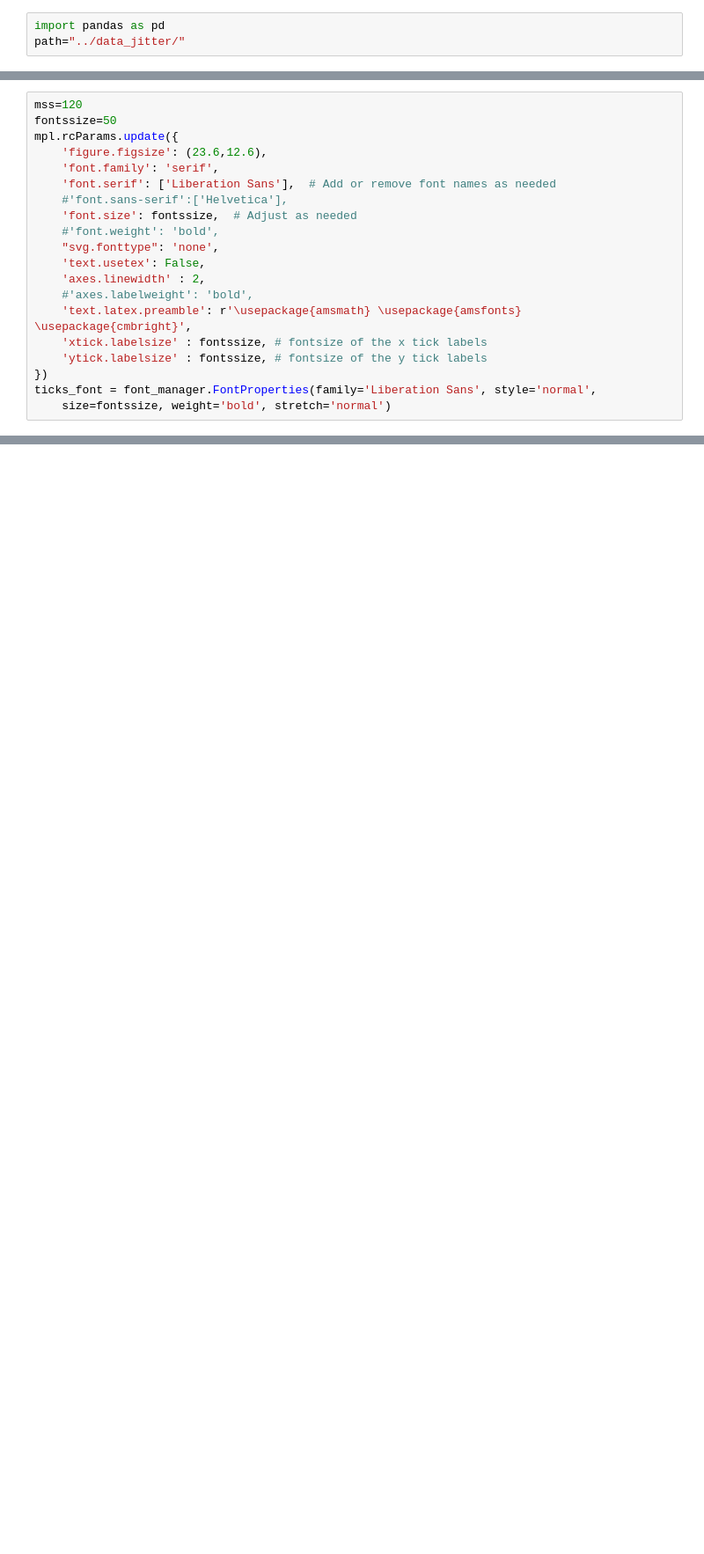
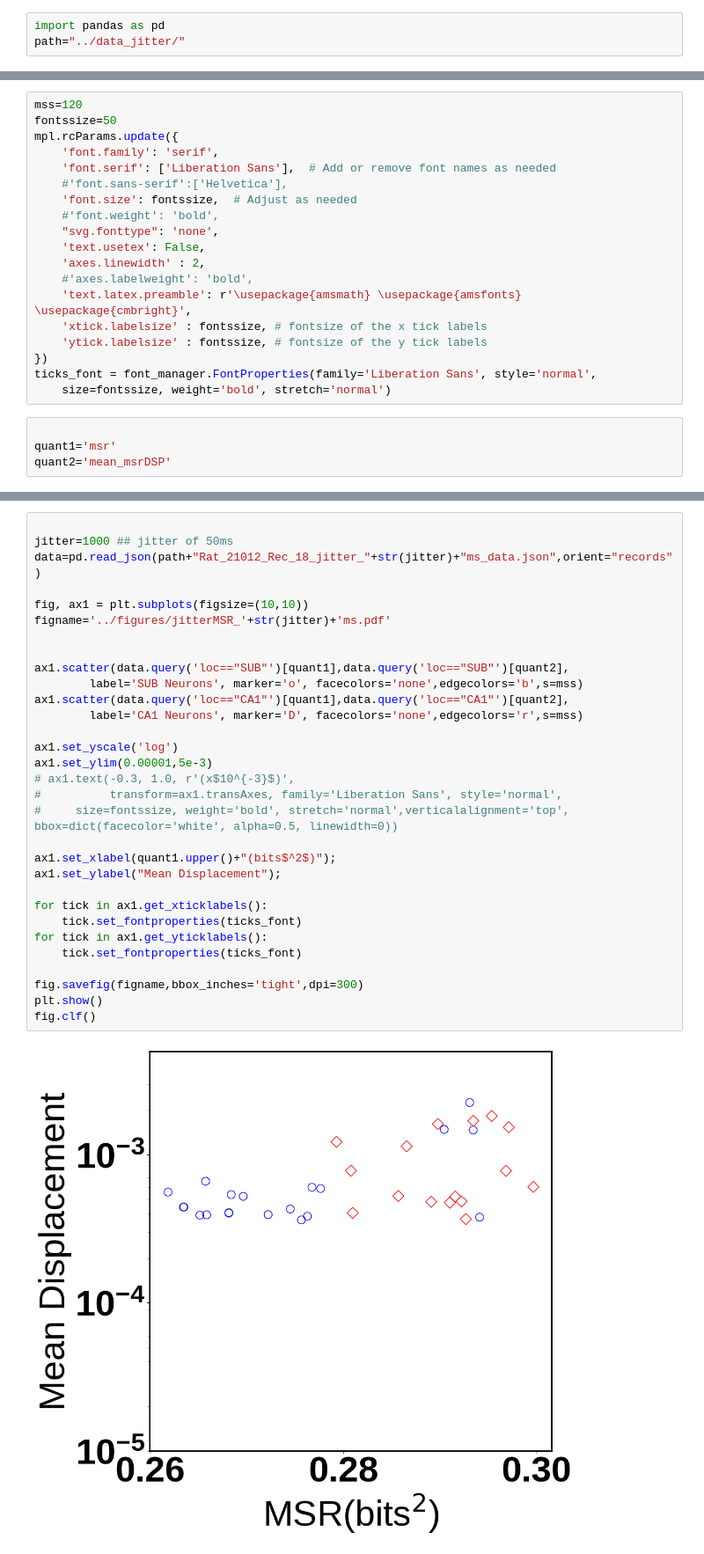
Before and after one commit to amisapta15/ResolutionRelevance, a Jupyter notebook: src/Fig_test_jitter.ipynb, the cells around one changed output, grey strips where cells are left out. Shown at 88% size. Drawn from its saved outputs; the diff is of its cells as text; blank space fills up the shorter version.

Commit message:
added figures for jittering analysis

```diff
--- a/src/Fig_test_jitter.ipynb
+++ b/src/Fig_test_jitter.ipynb
@@ -12,7 +14,6 @@ mpl.rcParams.update(mpl.rcParamsDefault)
 mss=120
 fontssize=50
 mpl.rcParams.update({
-    'figure.figsize': (23.6,12.6),
     'font.family': 'serif',
     'font.serif': ['Liberation Sans'],  # Add or remove font names as needed
     #'font.sans-serif':['Helvetica'],
@@ -28,3 +29,7 @@ mpl.rcParams.update({
 })
 ticks_font = font_manager.FontProperties(family='Liberation Sans', style='normal',
     size=fontssize, weight='bold', stretch='normal')
+# %%
+
+quant1='msr'
+quant2='mean_msrDSP'
@@ -31 +74,34 @@ ticks_font = font_manager.FontProperties(family='Liberation Sans', style='normal
+# %%
+
+jitter=1000 ## jitter of 50ms
+data=pd.read_json(path+"Rat_21012_Rec_18_jitter_"+str(jitter)+"ms_data.json",orient="records")
+
+fig, ax1 = plt.subplots(figsize=(10,10))
+figname='../figures/jitterMSR_'+str(jitter)+'ms.pdf'
+
+
+ax1.scatter(data.query('loc=="SUB"')[quant1],data.query('loc=="SUB"')[quant2],
+        label='SUB Neurons', marker='o', facecolors='none',edgecolors='b',s=mss)
+ax1.scatter(data.query('loc=="CA1"')[quant1],data.query('loc=="CA1"')[quant2],
+        label='CA1 Neurons', marker='D', facecolors='none',edgecolors='r',s=mss)
+
+ax1.set_yscale('log')
+ax1.set_ylim(0.00001,5e-3)
+# ax1.text(-0.3, 1.0, r'(x$10^{-3}$)',
+#          transform=ax1.transAxes, family='Liberation Sans', style='normal',
+#     size=fontssize, weight='bold', stretch='normal',verticalalignment='top', bbox=dict(facecolor='white', alpha=0.5, linewidth=0))
+
+ax1.set_xlabel(quant1.upper()+"(bits$^2$)");
+ax1.set_ylabel("Mean Displacement");
+
+for tick in ax1.get_xticklabels():
+    tick.set_fontproperties(ticks_font)
+for tick in ax1.get_yticklabels():
+    tick.set_fontproperties(ticks_font)
+
+fig.savefig(figname,bbox_inches='tight',dpi=300)
+plt.show()
+fig.clf()
+# %% [output]
+[figure, added]
 # %%
```
Also changed, not shown: parts of 6 cells of this notebook, 12 other files.
